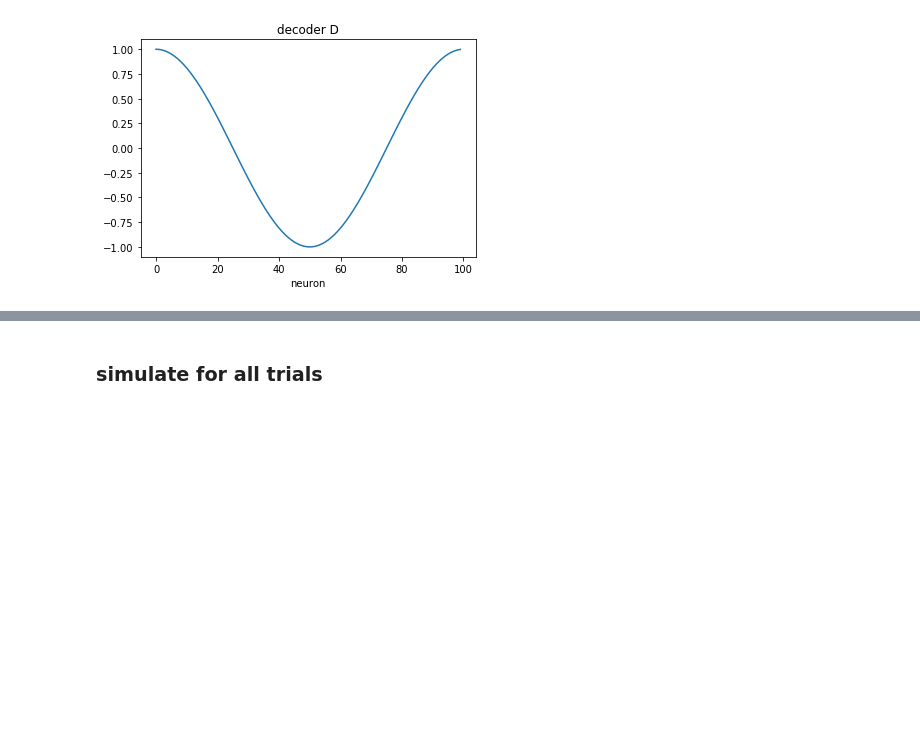
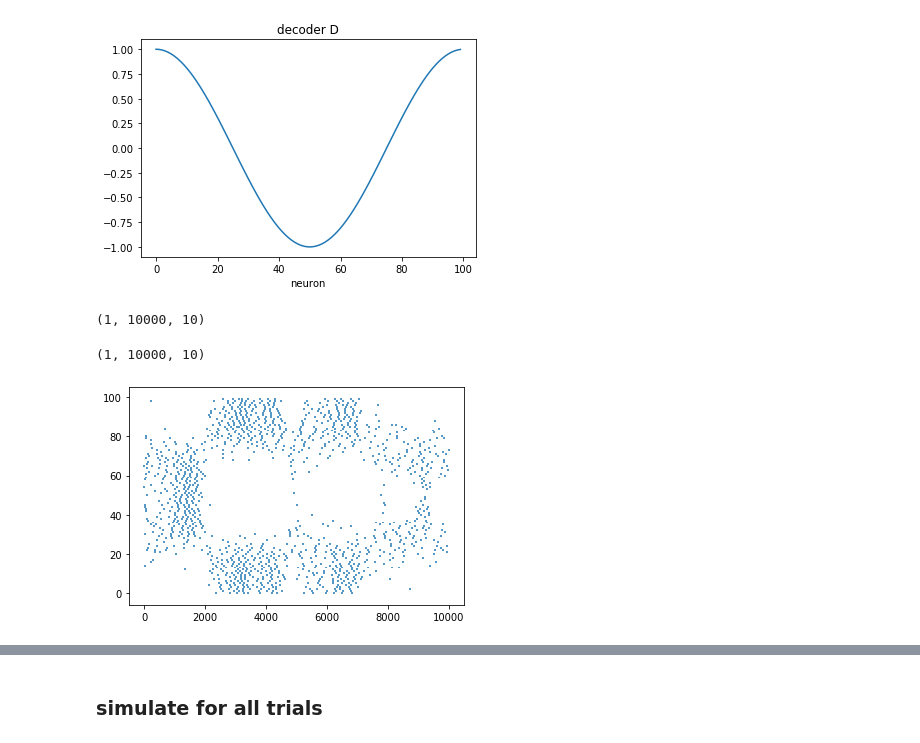
Before and after one commit to CarolineHaimerl27/LatentSpaceModels, a Jupyter notebook: Bourokan2017.ipynb, the cells around one changed output, grey strips where cells are left out. Saved outputs shown, nothing was run; the diff lists cells and outputs as text; code cells hidden in the pictures; blank space fills up the shorter version.

```diff
--- a/Bourokan2017.ipynb
+++ b/Bourokan2017.ipynb
@@ -138,9 +139,23 @@ plt.xlabel('neuron')
 # %% [output]
 Text(0.5, 0, 'neuron')
 [figure]
+# %%
+c.shape
+# %% [output]
+(1, 10000, 10)
 # %%
 tt = 0
 X[:,:,tt], c[:,:,tt] = SM.signal('LDS', ma_x[:,:,tt]) #
-O, V, R, X_hat = SM.mixednet(c[:,:,tt], D, Omega, T, seed=0)
+print(c.shape)
+O, V, R, X_hat = SM.mixednet(c[:,:,tt], D, Omega, T, seed=0, thresh_nois_sig=.2)
+# %% [output]
+(1, 10000, 10)
+# %%
+plt.figure()
+spksT = np.arange(O.shape[1])
+spks = [spksT[O[i, :]>0] for i in range(O.shape[0])]
+plt.eventplot(spks);
+# %% [output]
+[figure, added]
 # %%
 fig, ax = plt.subplots(2,1, figsize=(15,8))
```
Also changed, not shown: parts of 5 cells of this notebook, 2 other files.
